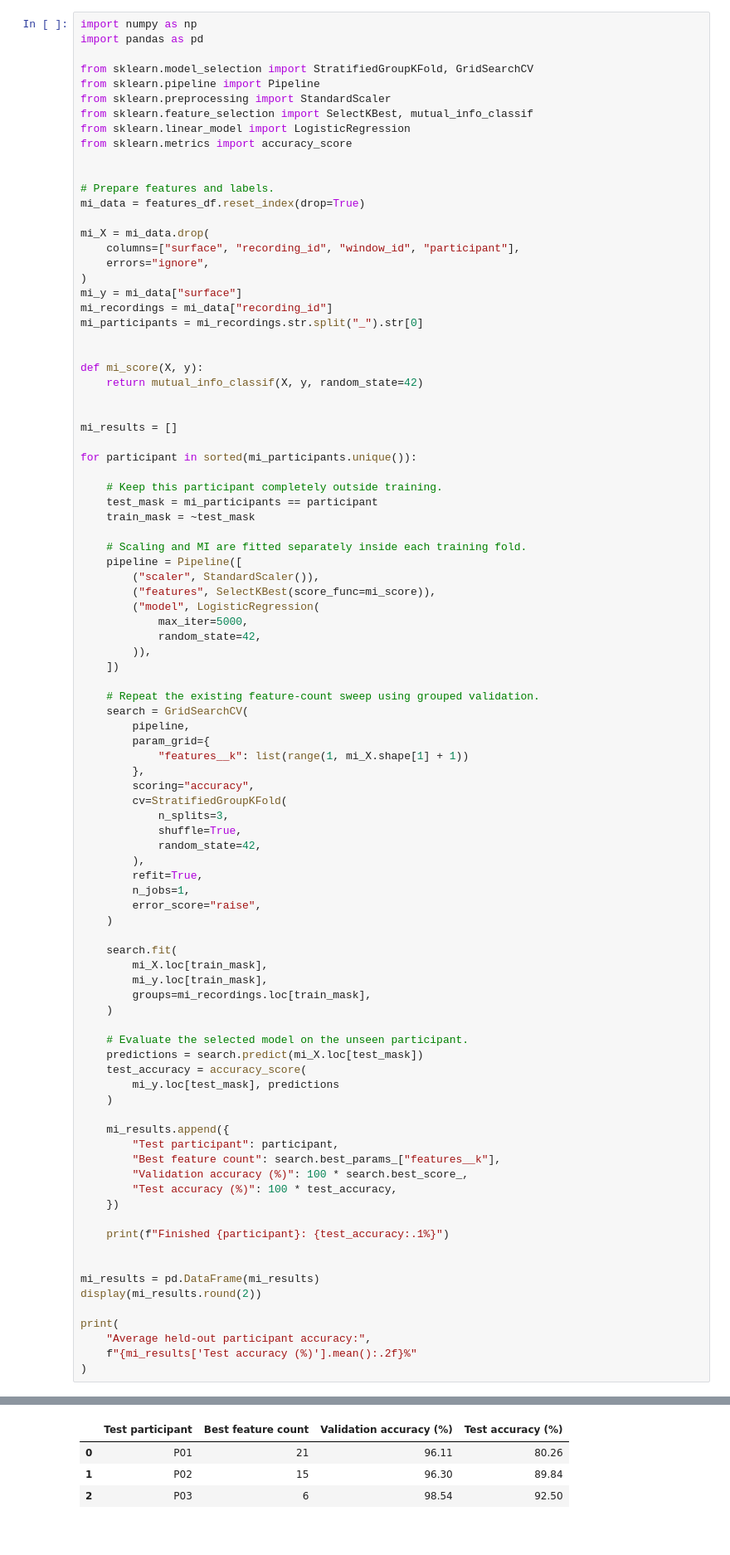
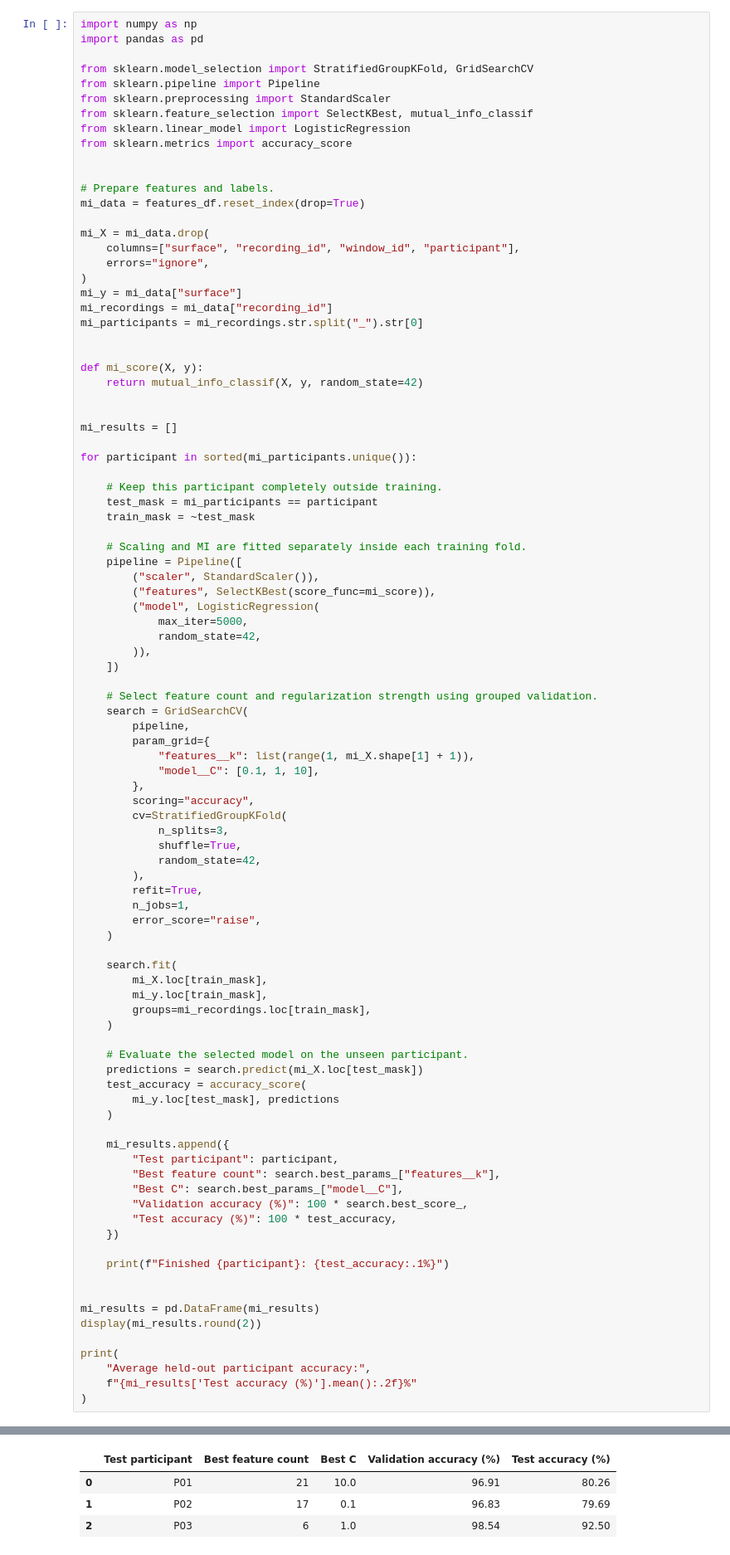
Before and after one commit to kostasparma/Machine_Learning_for_rides, a Jupyter notebook: group19.ipynb, the cells around one changed output, grey strips where cells are left out. Shown at 83% size. Cells and saved outputs as stored; diff of their text form.

```diff
--- a/group19.ipynb
+++ b/group19.ipynb
@@ -2891,11 +2893,12 @@ for participant in sorted(mi_participants.unique()):
         )),
     ])
 
-    # Repeat the existing feature-count sweep using grouped validation.
+    # Select feature count and regularization strength using grouped validation.
     search = GridSearchCV(
         pipeline,
         param_grid={
-            "features__k": list(range(1, mi_X.shape[1] + 1))
+            "features__k": list(range(1, mi_X.shape[1] + 1)),
+            "model__C": [0.1, 1, 10],
         },
         scoring="accuracy",
         cv=StratifiedGroupKFold(
@@ -2923,6 +2926,7 @@ for participant in sorted(mi_participants.unique()):
     mi_results.append({
         "Test participant": participant,
         "Best feature count": search.best_params_["features__k"],
+        "Best C": search.best_params_["model__C"],
         "Validation accuracy (%)": 100 * search.best_score_,
         "Test accuracy (%)": 100 * test_accuracy,
     })
@@ -2943,5 +2947,5 @@ Finished P02: 89.8%
 Finished P03: 92.5%
-|  | Test participant | Best feature count | Validation accuracy (%) | Test accuracy (%) |
-| 0 | P01 | 21 | 96.11 | 80.26 |
-| 1 | P02 | 15 | 96.30 | 89.84 |
-| 2 | P03 | 6 | 98.54 | 92.50 |
+|  | Test participant | Best feature count | Best C | Validation accuracy (%) | Test accuracy (%) |
+| 0 | P01 | 21 | 10.0 | 96.91 | 80.26 |
+| 1 | P02 | 17 | 0.1 | 96.83 | 79.69 |
+| 2 | P03 | 6 | 1.0 | 98.54 | 92.50 |
```
Also changed, not shown: parts of 3 cells of this notebook.
